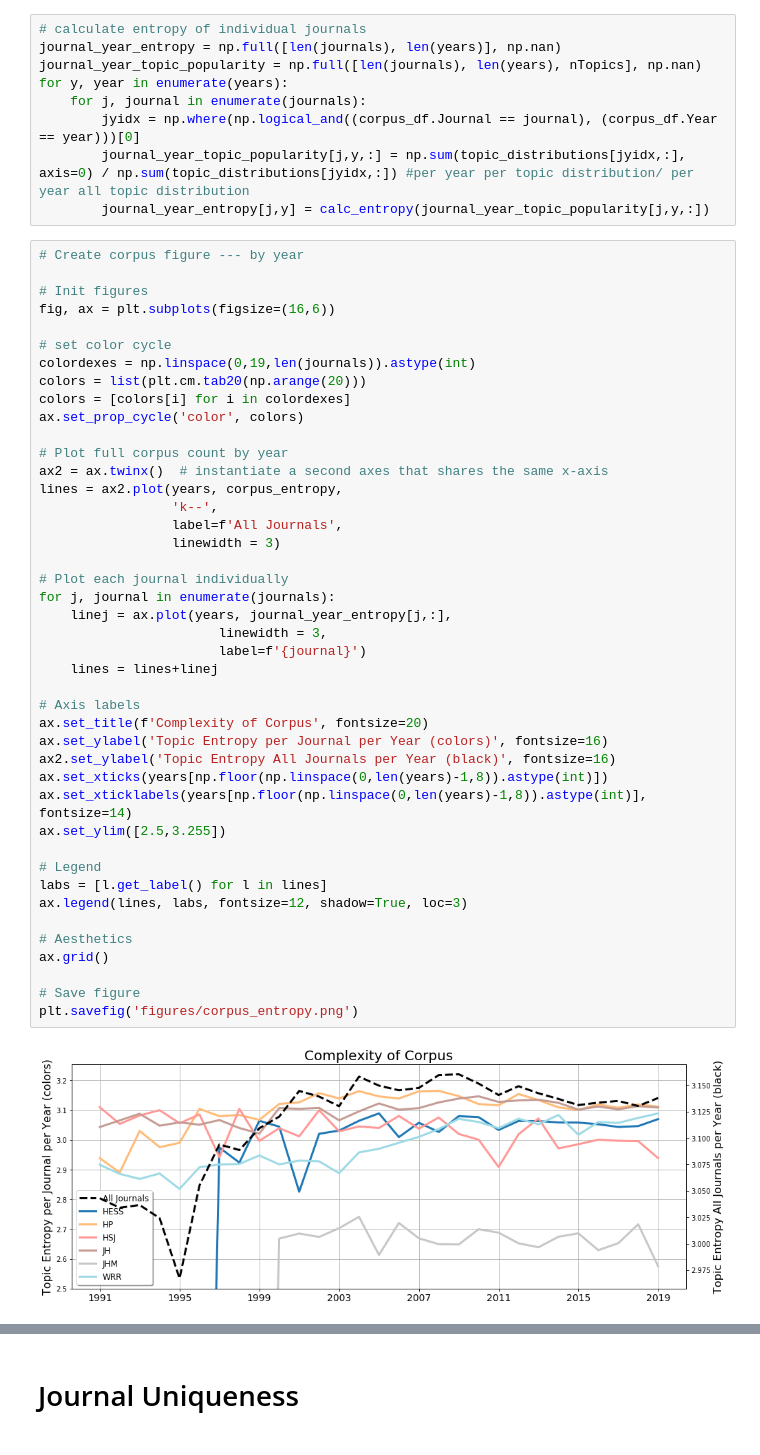
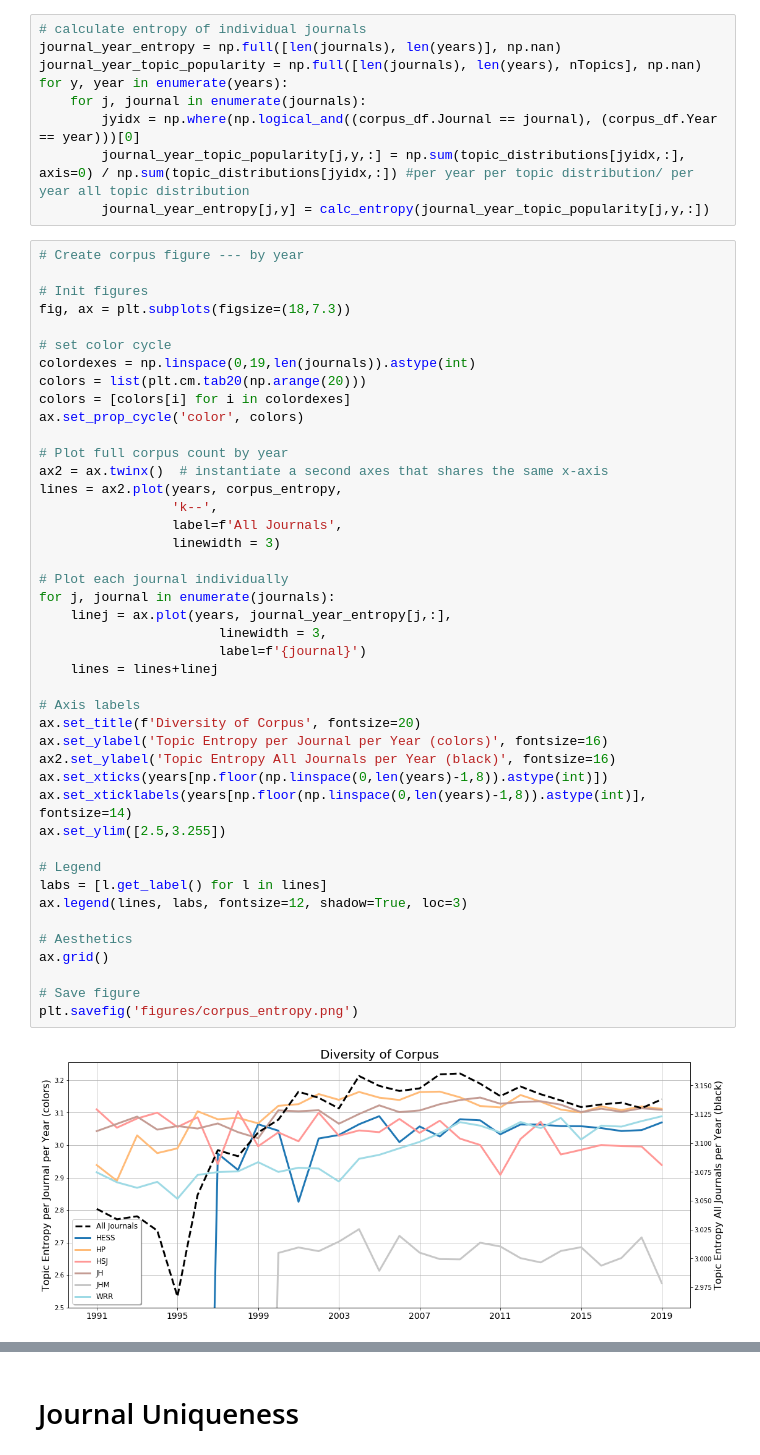
Before and after one commit to mashrekur/topic_modeling_hydrology, a Jupyter notebook: 6_journal_analysis.ipynb, the cells around one changed output, grey strips where cells are left out. Cells and saved outputs as stored; diff of their text form.

```diff
--- a/6_journal_analysis.ipynb
+++ b/6_journal_analysis.ipynb
@@ -232,7 +232,7 @@ for y, year in enumerate(years):
 # Create corpus figure --- by year
 
 # Init figures
-fig, ax = plt.subplots(figsize=(16,6))
+fig, ax = plt.subplots(figsize=(18,7.3))
 
 # set color cycle
 colordexes = np.linspace(0,19,len(journals)).astype(int)
@@ -244,35 +244,35 @@ ax.set_prop_cycle('color', colors)
 ax2 = ax.twinx()  # instantiate a second axes that shares the same x-axis
 lines = ax2.plot(years, corpus_entropy,
                  'k--',
                  label=f'All Journals',
                  linewidth = 3)
 
 # Plot each journal individually
 for j, journal in enumerate(journals):
     linej = ax.plot(years, journal_year_entropy[j,:],
                        linewidth = 3,
                        label=f'{journal}')
     lines = lines+linej
 
 # Axis labels
-ax.set_title(f'Complexity of Corpus', fontsize=20)
+ax.set_title(f'Diversity of Corpus', fontsize=20)
 ax.set_ylabel('Topic Entropy per Journal per Year (colors)', fontsize=16)
 ax2.set_ylabel('Topic Entropy All Journals per Year (black)', fontsize=16)
 ax.set_xticks(years[np.floor(np.linspace(0,len(years)-1,8)).astype(int)])
 ax.set_xticklabels(years[np.floor(np.linspace(0,len(years)-1,8)).astype(int)], fontsize=14)
 ax.set_ylim([2.5,3.255])
 
 # Legend
 labs = [l.get_label() for l in lines]
 ax.legend(lines, labs, fontsize=12, shadow=True, loc=3)
 
 # Aesthetics
 ax.grid()
 
 # Save figure
 plt.savefig('figures/corpus_entropy.png')
 # %% [output]
-[figure, old version]
+[figure, new version]
 # %%
 #parallel coordinates plot
 
```
Also changed, not shown: parts of 4 cells of this notebook, 2 other files.
